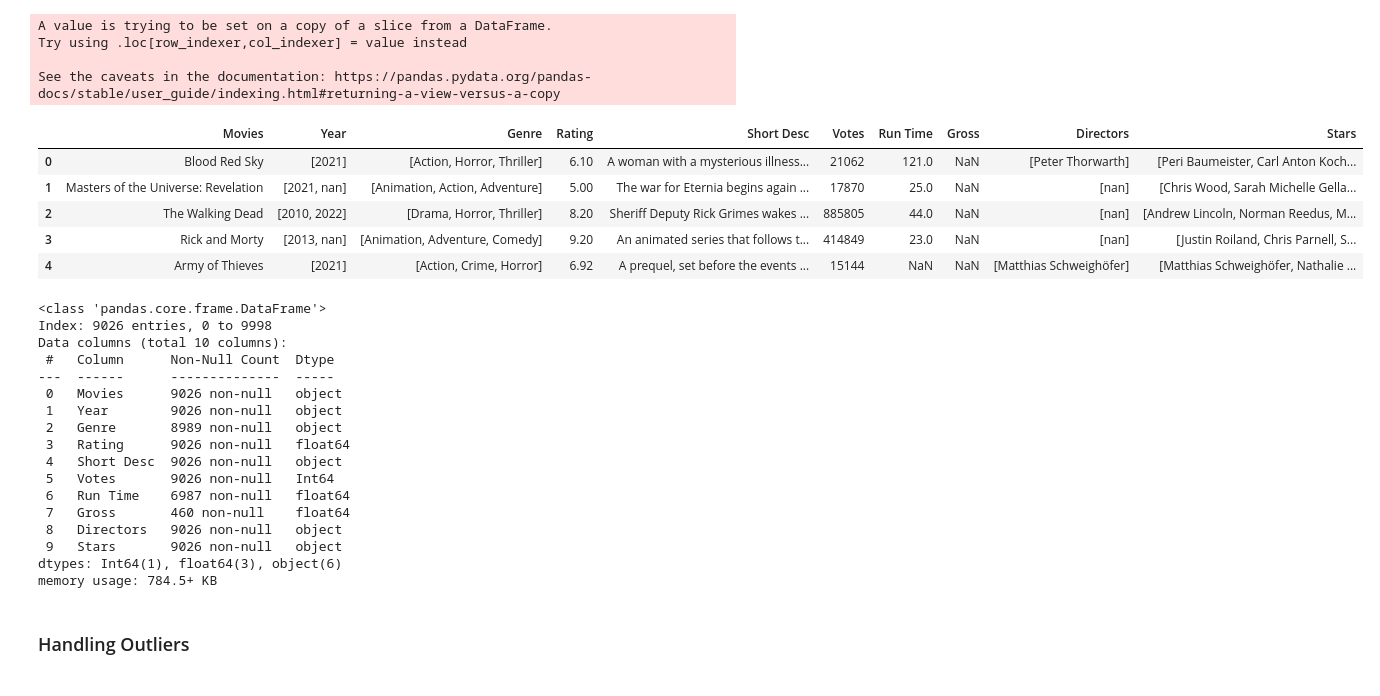
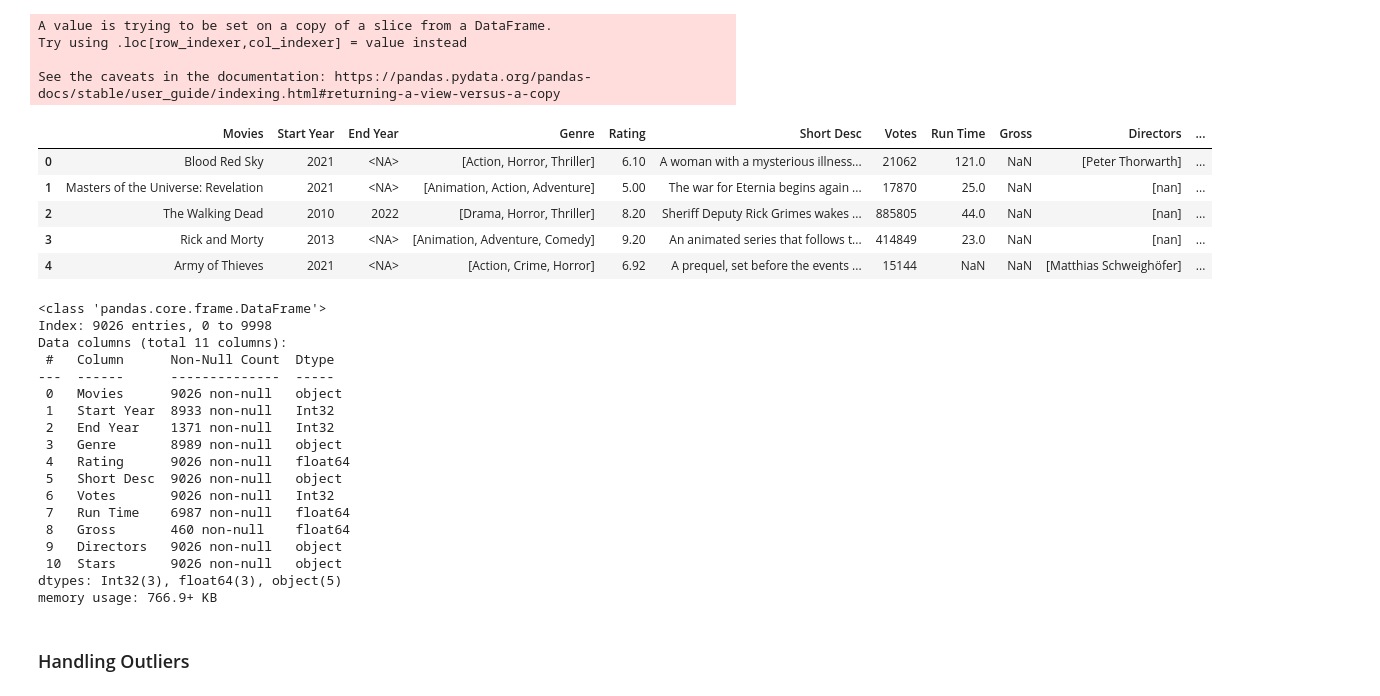
Before and after one commit to FayRd/Movies-Data-Analysis, a Jupyter notebook: main.ipynb, the cells around one changed output. Drawn from its saved outputs; the diff is of its cells as text; code cells hidden in the pictures.

Commit message:
Added Start and End Year columns

```diff
--- a/main.ipynb
+++ b/main.ipynb
@@ -221,0 +245,3 @@ df_mis.loc[:, 'Year'] = df_mis['Year'].apply(clean_year)
+# %%
+df_mis.loc[:, 'Start Year'] = df_mis['Start Year'].astype('Int32')
+df_mis.loc[:, 'End Year'] = df_mis['End Year'].astype('Int32')
@@ -266,19 +305,19 @@ def clean_stars(text):
             for i in dict:
                 dict[i] = dict[i].split(',')
         else:
-            dict.update({'Director': split_labels[0], 'Stars': np.nan})
+            dict.update({'Director': split_labels[0], 'Stars': [np.nan]})
 
     # If there is only Directors
     elif 'Stars:' not in removed_whitespace:
         removed_labels = removed_whitespace.replace('Director:', '')
         split_labels = removed_labels.split(',')
-        dict.update({'Director': split_labels, 'Stars': np.nan})
+        dict.update({'Director': split_labels, 'Stars': [np.nan]})
 
     # If there is only Stars
     elif 'Director:' not in removed_whitespace:
         removed_labels = removed_whitespace.replace('Stars:', '')
         split_labels = removed_labels.split(',')
-        dict.update({'Director': np.nan, 'Stars': split_labels})
+        dict.update({'Director': [np.nan], 'Stars': split_labels})
 
     # Format the first and last name
     for key, val in dict.items():
@@ -286,28 +325,21 @@ def clean_stars(text):
             dict[key] = [re.sub(r'(?<!^)(?=[A-Z])', ' ', name) if isinstance(name, str) and not pd.isna(name) else name for name in val]
         elif isinstance(val, str) and not pd.isna(val):
             dict[key] = re.sub(r'(?<!^)(?=[A-Z])', ' ', val)
-
     return dict
 # %%
 def create_director_list(text):
     if pd.isna(text) or not isinstance(text, str):
-        return [np.nan]  # Handle NaNs or non-strings
+        return np.nan  # Handle NaNs or non-strings
 
     dict = clean_stars(text)
-    # Ensure it's a list
-    if not isinstance(dict['Director'], list):
-        dict['Director'] = [dict['Director']]
 
     return [x.strip() if isinstance(x, str) else x for x in dict['Director']]
 # %%
 def create_star_list(text):
     if pd.isna(text) or not isinstance(text, str):
-        return [np.nan]  # Handle NaNs or non-strings
+        return np.nan  # Handle NaNs or non-strings
 
     dict = clean_stars(text)
-    # Ensure it's a list
-    if not isinstance(dict['Stars'], list):
-        dict['Stars'] = [dict['Stars']]
 
     return [x.strip() if isinstance(x, str) else x for x in dict['Stars']]
 # %%
@@ -325,33 +357,34 @@ See the caveats in the documentation: https://pandas.pydata.org/pandas-docs/stab
 df_mis.loc[:, 'Directors'] = df_mis['Directors'].apply(lambda x: [np.nan] if x == [''] else x)
 # %%
 df_format = df_mis.copy()
-df_format = df_format[['Movies', 'Year', 'Genre', 'Rating', 'Short Desc', 'Votes', 'Run Time', 'Gross', 'Directors', 'Stars']]
+df_format = df_format[['Movies', 'Start Year', 'End Year', 'Genre', 'Rating', 'Short Desc', 'Votes', 'Run Time', 'Gross', 'Directors', 'Stars']]
 display(df_format.head())
 df_format.info()
 # %% [output]
-|  | Movies | Year | Genre | Rating | Short Desc | Votes | Run Time | Gross | Directors | Stars |
-| 0 | Blood Red Sky | [2021] | [Action, Horror, Thriller] | 6.10 | A woman with a mysterious illness... | 21062 | 121.0 | NaN | [Peter Thorwarth] | [Peri Baumeister, Carl Anton Koch... |
-| 1 | Masters of the Universe: Revelation | [2021, nan] | [Animation, Action, Adventure] | 5.00 | The war for Eternia begins again ... | 17870 | 25.0 | NaN | [nan] | [Chris Wood, Sarah Michelle Gella... |
-| 2 | The Walking Dead | [2010, 2022] | [Drama, Horror, Thriller] | 8.20 | Sheriff Deputy Rick Grimes wakes ... | 885805 | 44.0 | NaN | [nan] | [Andrew Lincoln, Norman Reedus, M... |
-| 3 | Rick and Morty | [2013, nan] | [Animation, Adventure, Comedy] | 9.20 | An animated series that follows t... | 414849 | 23.0 | NaN | [nan] | [Justin Roiland, Chris Parnell, S... |
-| 4 | Army of Thieves | [2021] | [Action, Crime, Horror] | 6.92 | A prequel, set before the events ... | 15144 | NaN | NaN | [Matthias Schweighöfer] | [Matthias Schweighöfer, Nathalie ... |
+|  | Movies | Start Year | End Year | Genre | Rating | Short Desc | Votes | Run Time | Gross | Directors | ... |
+| 0 | Blood Red Sky | 2021 | <NA> | [Action, Horror, Thriller] | 6.10 | A woman with a mysterious illness... | 21062 | 121.0 | NaN | [Peter Thorwarth] | ... |
+| 1 | Masters of the Universe: Revelation | 2021 | <NA> | [Animation, Action, Adventure] | 5.00 | The war for Eternia begins again ... | 17870 | 25.0 | NaN | [nan] | ... |
+| 2 | The Walking Dead | 2010 | 2022 | [Drama, Horror, Thriller] | 8.20 | Sheriff Deputy Rick Grimes wakes ... | 885805 | 44.0 | NaN | [nan] | ... |
+| 3 | Rick and Morty | 2013 | <NA> | [Animation, Adventure, Comedy] | 9.20 | An animated series that follows t... | 414849 | 23.0 | NaN | [nan] | ... |
+| 4 | Army of Thieves | 2021 | <NA> | [Action, Crime, Horror] | 6.92 | A prequel, set before the events ... | 15144 | NaN | NaN | [Matthias Schweighöfer] | ... |
 <class 'pandas.core.frame.DataFrame'>
 Index: 9026 entries, 0 to 9998
-Data columns (total 10 columns):
+Data columns (total 11 columns):
  #   Column      Non-Null Count  Dtype
 ---  ------      --------------  -----
  0   Movies      9026 non-null   object
- 1   Year        9026 non-null   object
- 2   Genre       8989 non-null   object
- 3   Rating      9026 non-null   float64
- 4   Short Desc  9026 non-null   object
- 5   Votes       9026 non-null   Int64
- 6   Run Time    6987 non-null   float64
- 7   Gross       460 non-null    float64
- 8   Directors   9026 non-null   object
- 9   Stars       9026 non-null   object
-dtypes: Int64(1), float64(3), object(6)
-memory usage: 784.5+ KB
+ 1   Start Year  8933 non-null   Int32
+ 2   End Year    1371 non-null   Int32
+ 3   Genre       8989 non-null   object
+ 4   Rating      9026 non-null   float64
+ 5   Short Desc  9026 non-null   object
+ 6   Votes       9026 non-null   Int32
+ 7   Run Time    6987 non-null   float64
+ 8   Gross       460 non-null    float64
+ 9   Directors   9026 non-null   object
+ 10  Stars       9026 non-null   object
+dtypes: Int32(3), float64(3), object(5)
+memory usage: 766.9+ KB
 # %% [markdown]
 ### Handling Outliers
 # %%
```
Also changed, not shown: parts of 12 cells of this notebook, 3 other files.
